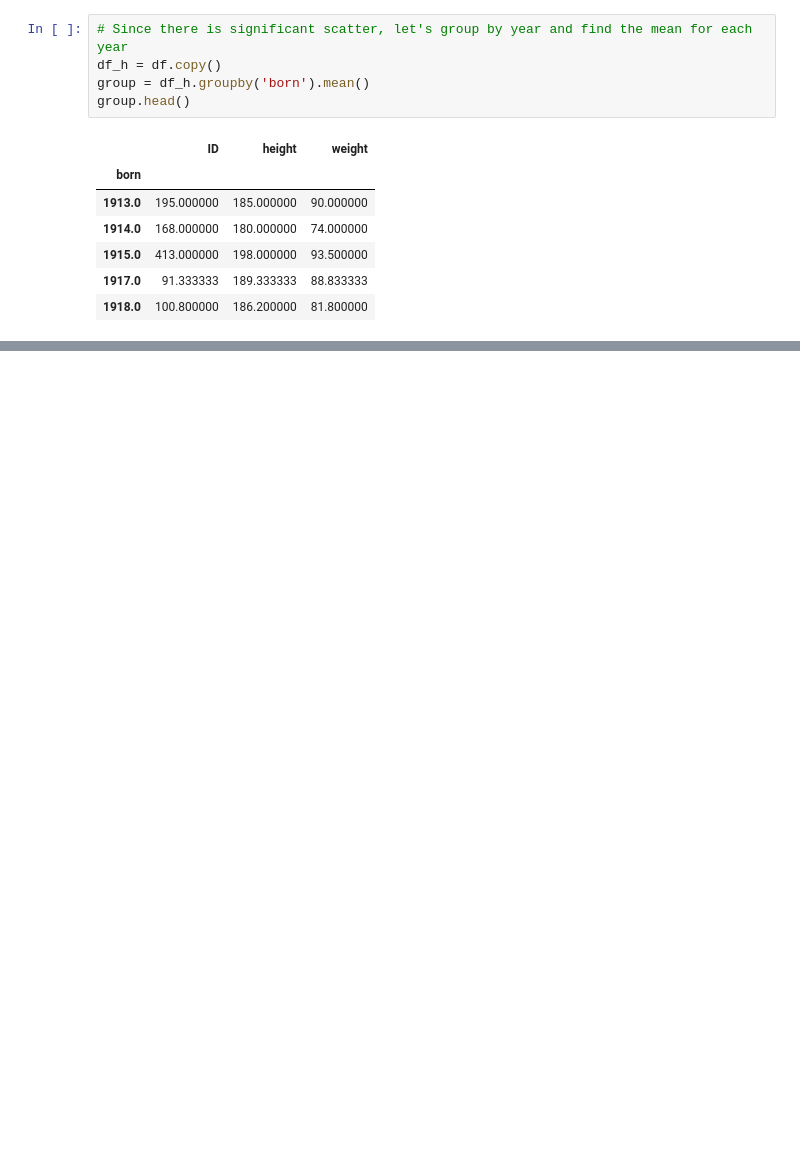
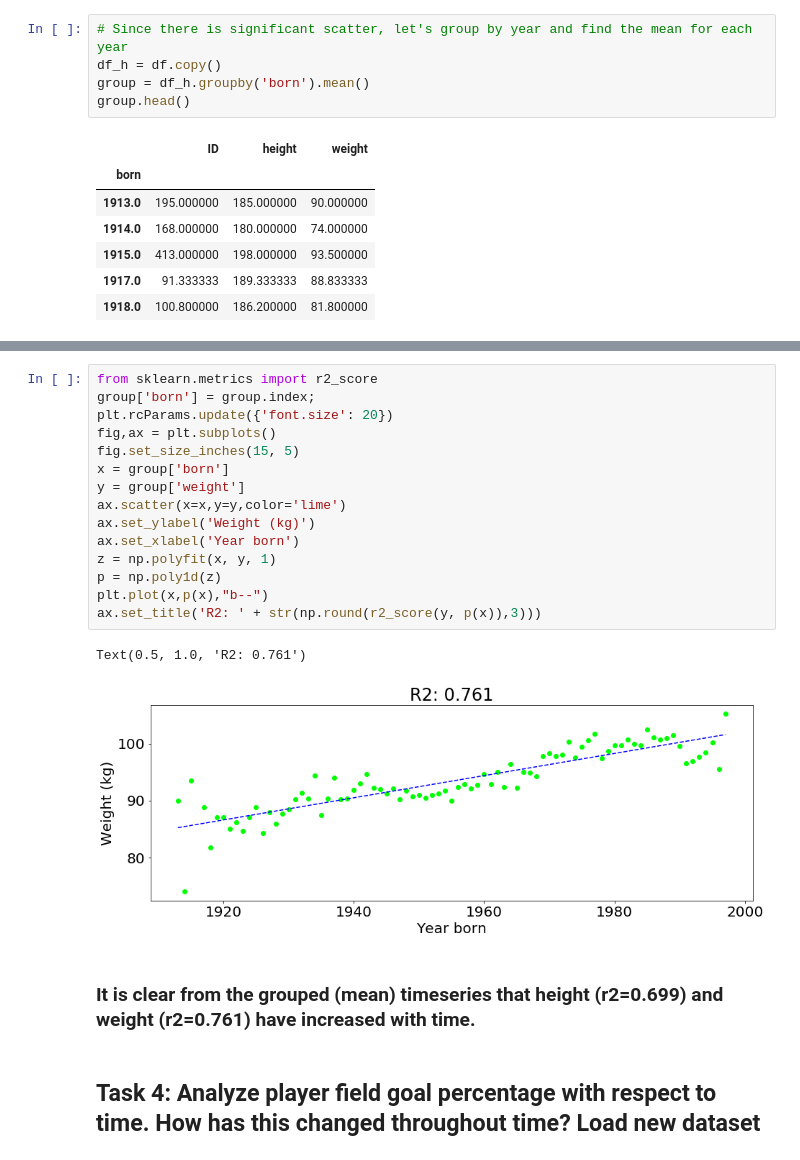
Before and after one commit to brentwilder/NBAplayers, a Jupyter notebook: NBA.ipynb, the cells around one changed output, grey strips where cells are left out. Drawn from its saved outputs; the diff is of its cells as text; blank space fills up the shorter version.

```diff
--- a/NBA.ipynb
+++ b/NBA.ipynb
@@ -206,0 +211,22 @@ group.plot.scatter(x='born',y='weight')
+# %%
+from sklearn.metrics import r2_score
+group['born'] = group.index;
+plt.rcParams.update({'font.size': 20})
+fig,ax = plt.subplots()
+fig.set_size_inches(15, 5)
+x = group['born']
+y = group['weight']
+ax.scatter(x=x,y=y,color='lime')
+ax.set_ylabel('Weight (kg)')
+ax.set_xlabel('Year born')
+z = np.polyfit(x, y, 1)
+p = np.poly1d(z)
+plt.plot(x,p(x),"b--")
+ax.set_title('R2: ' + str(np.round(r2_score(y, p(x)),3)))
+# %% [output]
+Text(0.5, 1.0, 'R2: 0.761')
+[figure, added]
+# %% [markdown]
+### It is clear from the grouped (mean) timeseries that height (r2=0.699) and weight (r2=0.761) have increased with time.
+# %% [markdown]
+## Task 4: Analyze player field goal percentage with respect to time. How has this changed throughout time? Load new dataset
```
Also changed, not shown: parts of 7 cells of this notebook, 1 other file.
